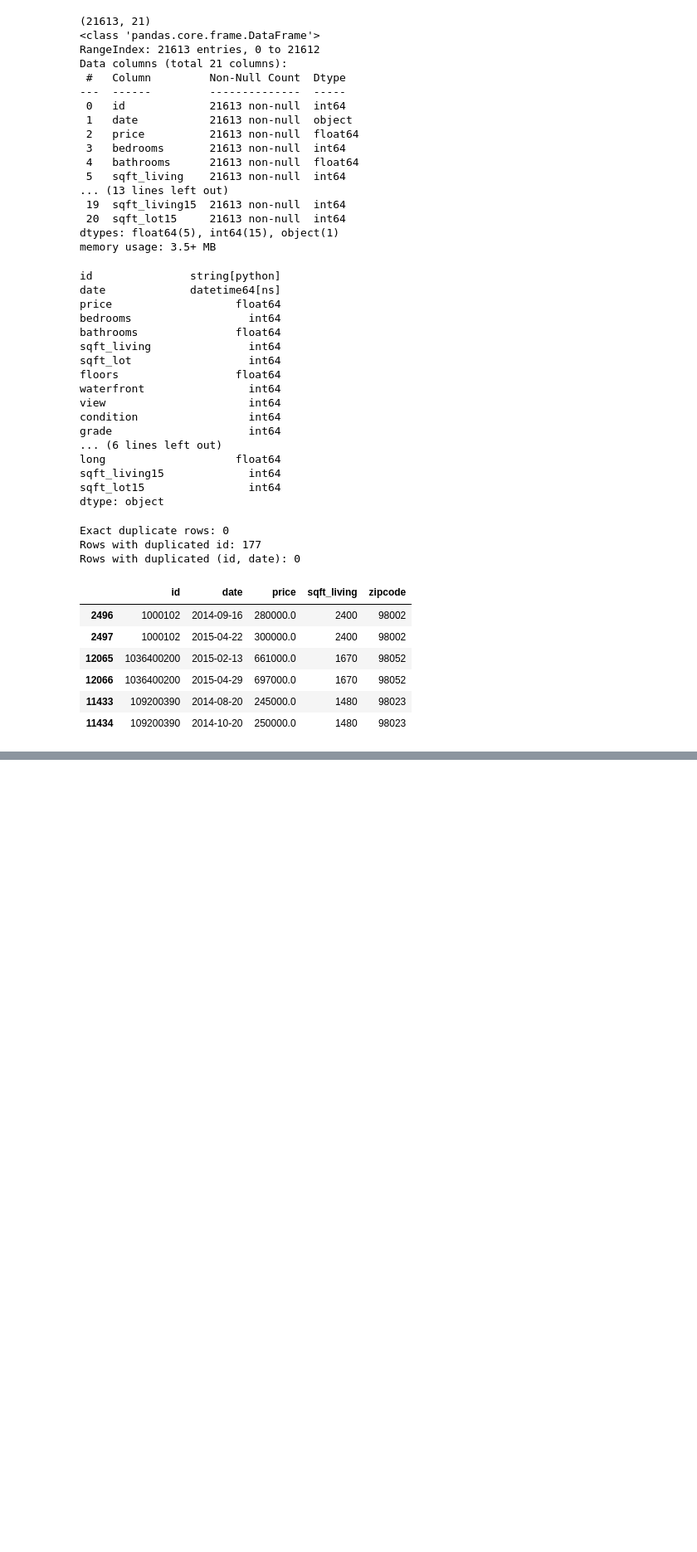
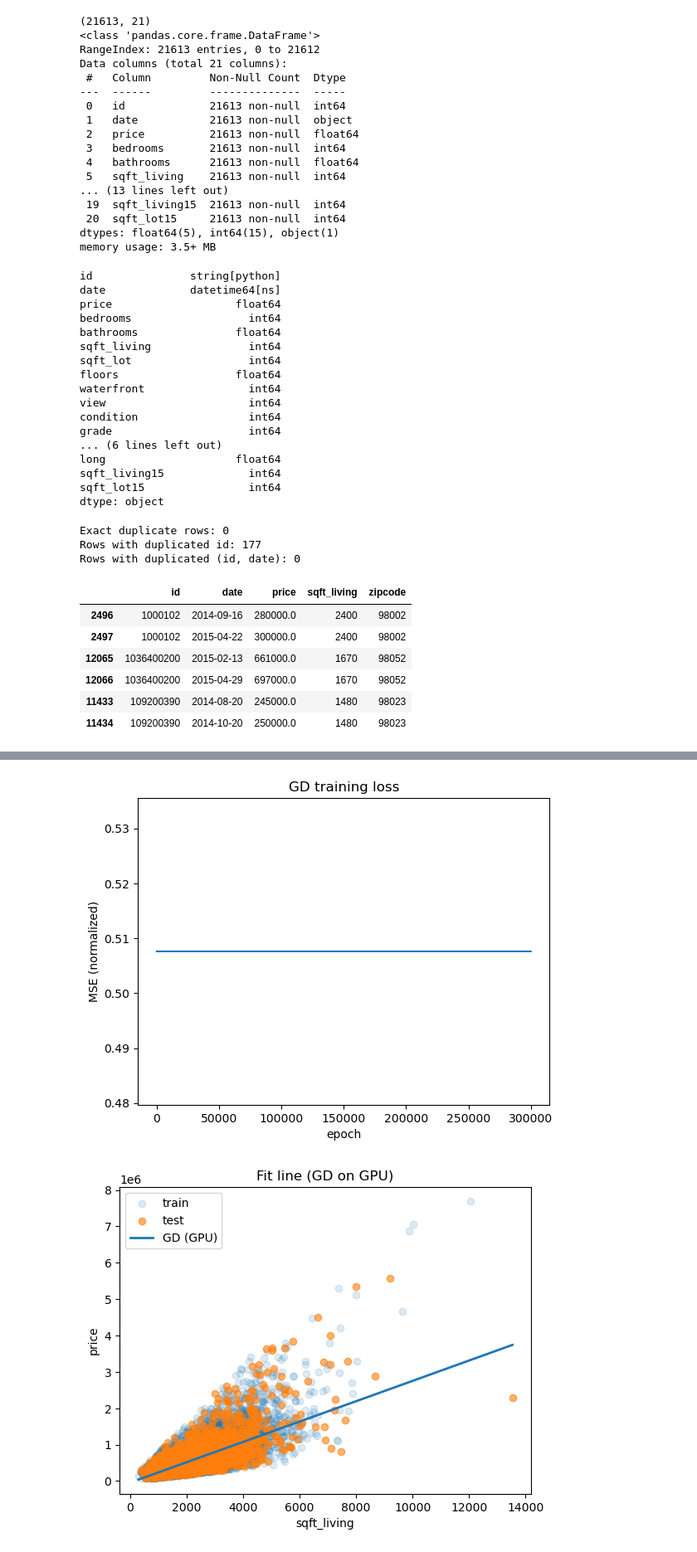
Before and after one commit to mmnsrti/ai_learning, a Jupyter notebook: ml/LinearRegression/LinearRegression.ipynb, the cells around one changed output, grey strips where cells are left out. Shown at 83% size. Drawn from its saved outputs; the diff is of its cells as text; code cells hidden in the pictures; blank space fills up the shorter version.

```diff
--- a/ml/LinearRegression/LinearRegression.ipynb
+++ b/ml/LinearRegression/LinearRegression.ipynb
@@ -124,0 +262,76 @@ groups = df["id"]  # used only for grouped splitting; NOT a feature
+# %%
+# Cell 10 — Gradient Descent on GPU (PyTorch)
+# If you get "ModuleNotFoundError: No module named 'torch'", install PyTorch first.
+
+import torch, numpy as np, matplotlib.pyplot as plt
+
+device = torch.device("cuda" if torch.cuda.is_available() else "cpu")
+print("PyTorch:", torch.__version__, "| device:", device)
+
+# --- Take the training split created earlier (X_train, y_train) and move to torch ---
+x = torch.tensor(X_train[:, 0], dtype=torch.float32, device=device)
+y = torch.tensor(y_train,       dtype=torch.float32, device=device)
+
+# --- Normalize for stable learning (z-score, use population std to match numpy's default) ---
+x_mean, x_std = x.mean(), x.std(unbiased=False)
+y_mean, y_std = y.mean(), y.std(unbiased=False)
+x_n = (x - x_mean) / x_std
+y_n = (y - y_mean) / y_std
+
+# --- Model in normalized space: y_hat = a + b*x ---
+a = torch.nn.Parameter(torch.tensor(0.0, device=device))
+b = torch.nn.Parameter(torch.tensor(0.0, device=device))
+
+# Full-batch GD (SGD with batch=all). For tiny data, GPU won't be faster—but it's the same code path.
+lr = 0.1
+epochs = 300000
+opt = torch.optim.SGD([a, b], lr=lr)
+
+loss_hist = []
+for epoch in range(epochs):
+    opt.zero_grad()
+    y_hat = a + b * x_n
+    loss = torch.mean((y_hat - y_n) ** 2)  # MSE in normalized units
+    loss.backward()
+    opt.step()
+    if (epoch + 1) % 100 == 0:
+        loss_hist.append(loss.item())
+
+# --- Convert learned params back to original scale ---
+# y = y_mean + y_std*(a + b*(x - x_mean)/x_std) = (y_mean + y_std*a - y_std*b*x_mean/x_std) + (y_std*b/x_std)*x
+intercept_gd = (y_mean + y_std * a - (y_std * b * x_mean) / x_std).detach().cpu().item()
+slope_gd     = (y_std * b / x_std).detach().cpu().item()
+print(f"slope_gd = {slope_gd:,.2f} | intercept_gd = {intercept_gd:,.2f}")
+
+# --- Compare to sklearn (if you ran Cell 6) ---
+try:
+    m = linreg.named_steps["model"].coef_[0]
+    b0 = linreg.named_steps["model"].intercept_
+    print(f"sklearn slope = {m:,.2f} | intercept = {b0:,.2f}")
+except Exception:
+    pass
+
+# --- Evaluate on test split (same metrics as before) ---
+x_te = torch.tensor(X_test[:, 0], dtype=torch.float32, device=device)
+y_te = torch.tensor(y_test,       dtype=torch.float32, device=device)
+y_pred_te = intercept_gd + slope_gd * x_te
+
+rmse_te = torch.sqrt(torch.mean((y_te - y_pred_te) ** 2)).item()
+ss_res = torch.sum((y_te - y_pred_te) ** 2).item()
+ss_tot = torch.sum((y_te - y_te.mean()) ** 2).item()
+r2_te = 1.0 - ss_res / ss_tot
+print(f"GD (GPU) | RMSE: {rmse_te:,.0f} | R²: {r2_te:.3f}")
+
+# --- Plots ---
+# 1) training loss (normalized MSE)
+plt.plot(np.arange(len(loss_hist)) * 100 + 100, loss_hist)
+plt.xlabel("epoch"); plt.ylabel("MSE (normalized)"); plt.title("GD training loss"); plt.show()
+
+# 2) fitted line vs data
+plt.scatter(X_train[:, 0], y_train, alpha=0.15, label="train")
+plt.scatter(X_test[:, 0],  y_test,  alpha=0.6,  label="test")
+xs = np.linspace(X.min(), X.max(), 200)
+ys = intercept_gd + slope_gd * xs
+plt.plot(xs, ys, linewidth=2, label="GD (GPU)")
+plt.xlabel(FEATURE); plt.ylabel(TARGET); plt.legend(); plt.title("Fit line (GD on GPU)"); plt.show()
+# %% [output]
@@ -124,0 +342,2 @@ groups = df["id"]  # used only for grouped splitting; NOT a feature
+[figure, added]
+[figure, added]
```
Also changed, not shown: parts of 12 cells of this notebook, 1 other file.
